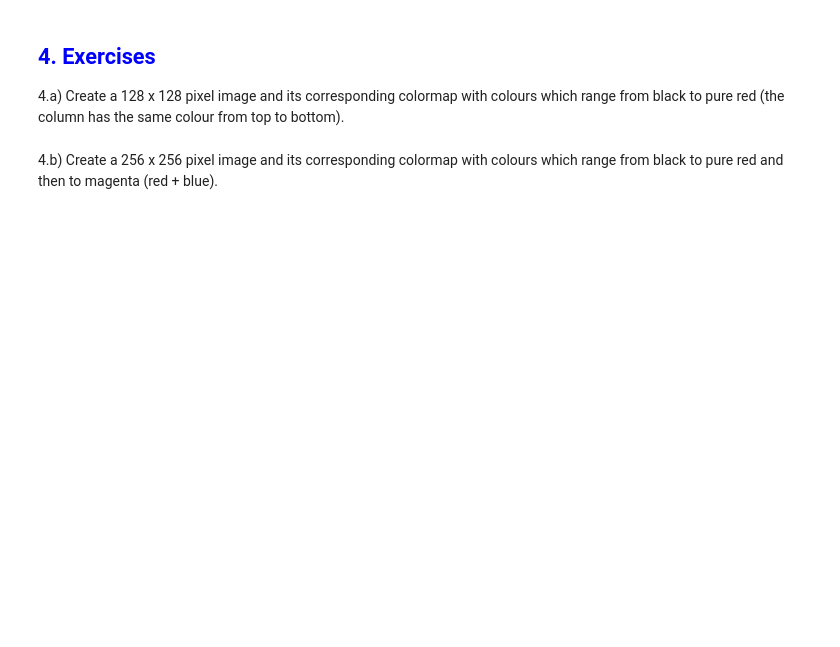
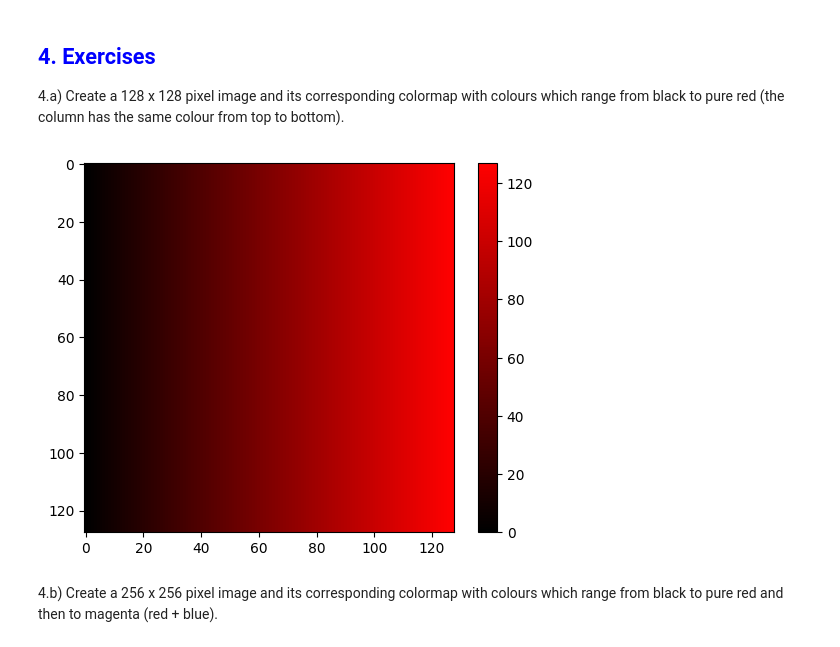
Before and after one commit to bimj0rk/Python, a Jupyter notebook: UNSTPB/Year IV/Semester 1/Image Processing/Laboratory 1/Lab I - Welcome to Python and Image Processing.ipynb, the cells around one changed output. Drawn from its saved outputs; the diff is of its cells as text; code cells hidden in the pictures; blank space fills up the shorter version.

```diff
--- a/UNSTPB/Year IV/Semester 1/Image Processing/Laboratory 1/Lab I - Welcome to Python and Image Processing.ipynb
+++ b/UNSTPB/Year IV/Semester 1/Image Processing/Laboratory 1/Lab I - Welcome to Python and Image Processing.ipynb
@@ -241,17 +251,29 @@ print(img.min())
 # %%
 # Import matplotlib, pyplot (separate from matplotlib, since that is the way we will use it), and numpy
 import numpy as np
 import matplotlib as mpl
 import matplotlib.pyplot as plt
 
 # How to create an array filled with zeros
 img = np.zeros([128,128])
 colormap = np.zeros([128,3])
 
 # Create the image here
+for i in range(128):
+    img[:,i] = i
 
 # Create the colormap here
+for i in range(128):
+    colormap[i, 0] = i/127
 
 # Display the image
+colormap = mpl.colors.ListedColormap(colormap)
+
+plt.figure()
+plt.imshow(img, cmap = colormap)
+plt.colorbar()
+plt.show()
+# %% [output]
+[figure, added]
 # %% [markdown]
 4.b) Create a 256 x 256 pixel image and its corresponding colormap with colours which range from black to pure red and then to magenta (red + blue).
```
Also changed, not shown: parts of 4 cells of this notebook.
